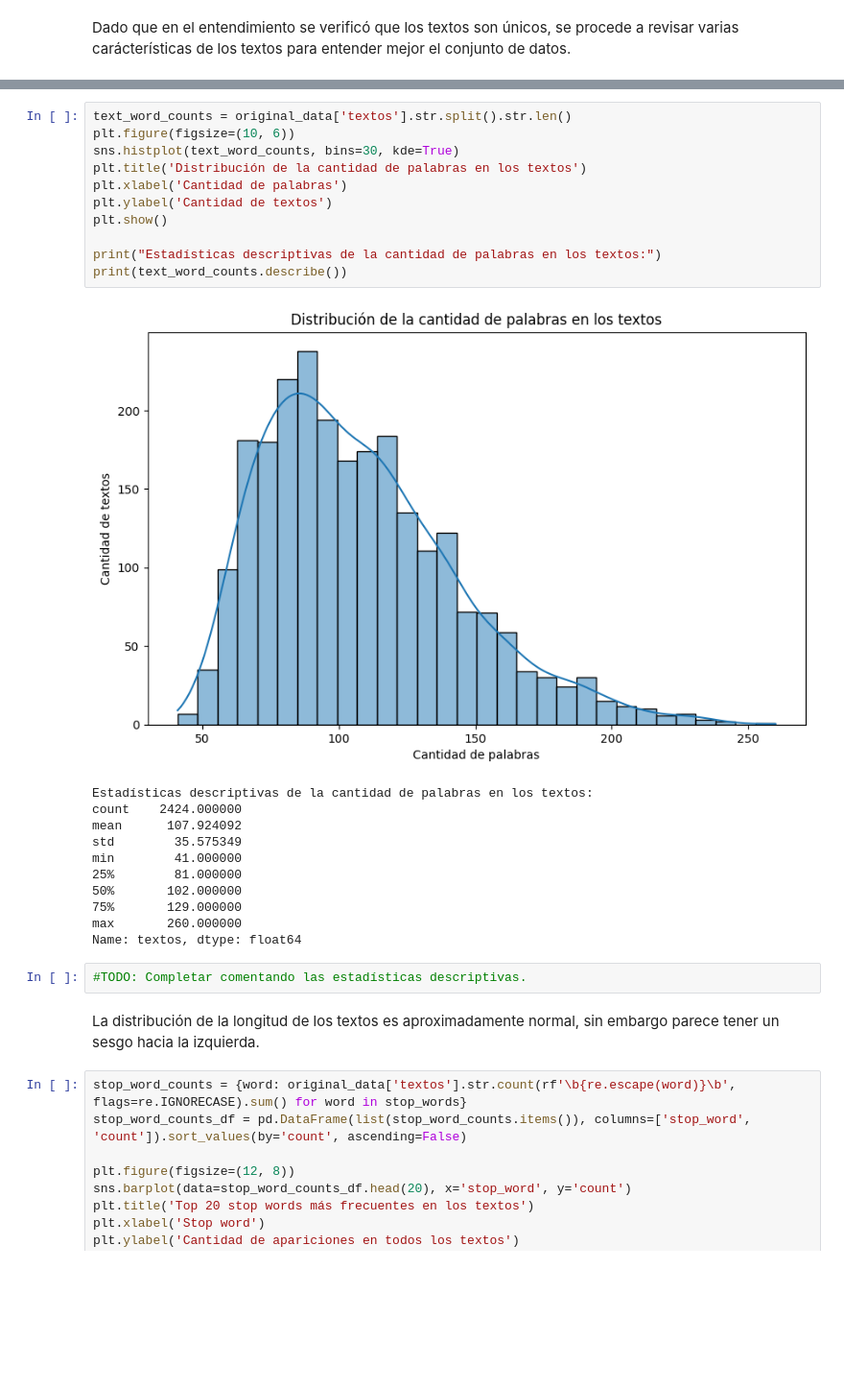
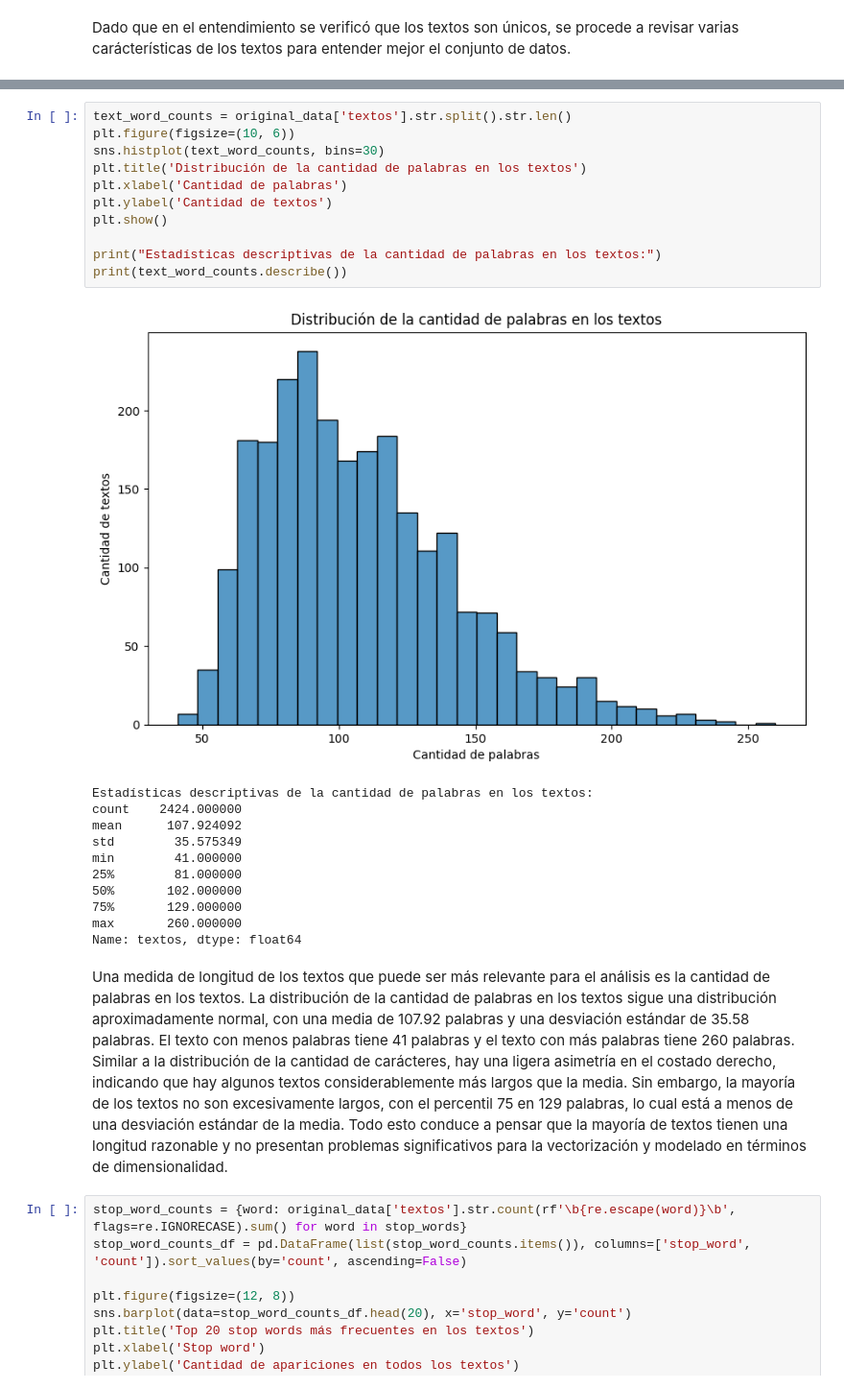
Before and after one commit to afgomezg1/Proyecto1-BI, a Jupyter notebook: proyecto1_etapa1.ipynb, the cells around one changed output, grey strips where cells are left out. Shown at 96% size. Cells and saved outputs as stored; diff of their text form; blank space fills up the shorter version.

```diff
--- a/proyecto1_etapa1.ipynb
+++ b/proyecto1_etapa1.ipynb
@@ -264,16 +258,16 @@ Name: special_char_percentage, dtype: float64
 # %%
 text_word_counts = original_data['textos'].str.split().str.len()
 plt.figure(figsize=(10, 6))
-sns.histplot(text_word_counts, bins=30, kde=True)
+sns.histplot(text_word_counts, bins=30)
 plt.title('Distribución de la cantidad de palabras en los textos')
 plt.xlabel('Cantidad de palabras')
 plt.ylabel('Cantidad de textos')
 plt.show()
 
 print("Estadísticas descriptivas de la cantidad de palabras en los textos:")
 print(text_word_counts.describe())
 # %% [output]
-[figure, old version]
+[figure, new version]
 Estadísticas descriptivas de la cantidad de palabras en los textos:
 count    2424.000000
 mean      107.924092
@@ -284,10 +278,8 @@ min        41.000000
 75%       129.000000
 max       260.000000
 Name: textos, dtype: float64
-# %%
-#TODO: Completar comentando las estadísticas descriptivas.
 # %% [markdown]
-La distribución de la longitud de los textos es aproximadamente normal, sin embargo parece tener un sesgo hacia la izquierda.
+Una medida de longitud de los textos que puede ser más relevante para el análisis es la cantidad de palabras en los textos. La distribución de la cantidad de palabras en los textos sigue una distribución aproximadamente normal, con una media de 107.92 palabras y una desviación estándar de 35.58 palabras. El texto con menos palabras tiene 41 palabras y el texto con más palabras tiene 260 palabras. Similar a la distribución de la cantidad de carácteres, hay una ligera asimetría en el costado derecho, indicando que hay algunos textos considerablemente más largos que la media. Sin embargo, la mayoría de los textos no son excesivamente largos, con el percentil 75 en 129 palabras, lo cual está a menos de una desviación estándar de la media. Todo esto conduce a pensar que la mayoría de textos tienen una longitud razonable y no presentan problemas significativos para la vectorización y modelado en términos de dimensionalidad.
 # %%
 stop_word_counts = {word: original_data['textos'].str.count(rf'\b{re.escape(word)}\b', flags=re.IGNORECASE).sum() for word in stop_words}
 stop_word_counts_df = pd.DataFrame(list(stop_word_counts.items()), columns=['stop_word', 'count']).sort_values(by='count', ascending=False)
```
Also changed, not shown: parts of 34 cells of this notebook.
